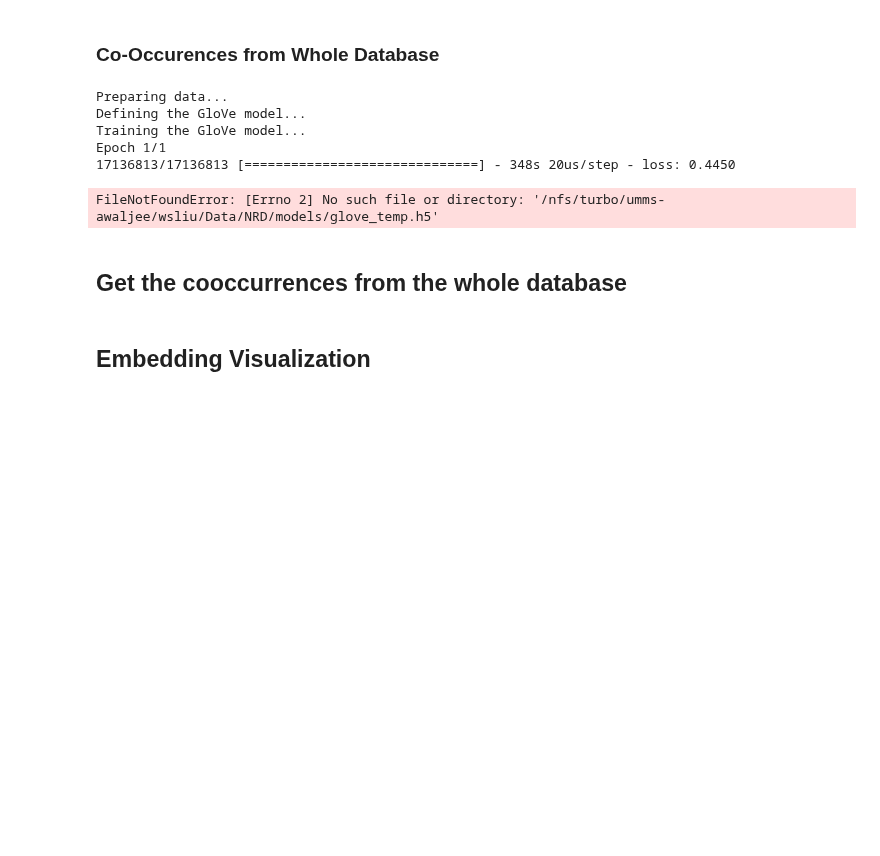
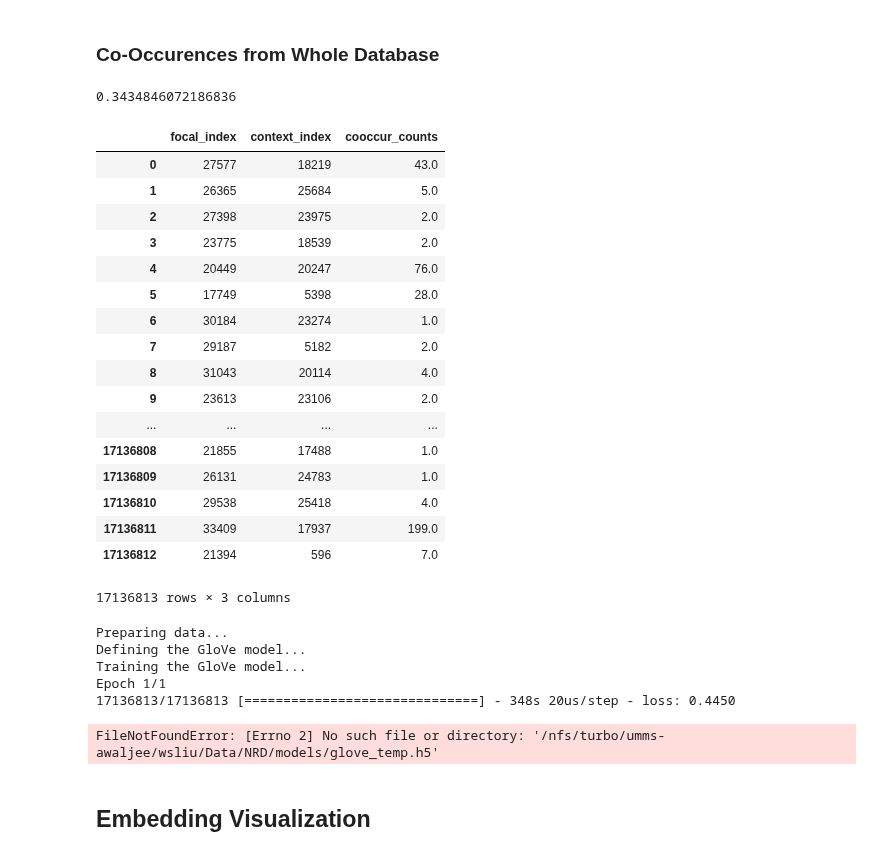
Before and after one commit to wenshuoliu/DLproj, a Jupyter notebook: NRD/GloVe_multi_space.ipynb, the cells around one changed output. Saved outputs shown, nothing was run; the diff lists cells and outputs as text; code cells hidden in the pictures; blank space fills up the shorter version.

```diff
--- a/NRD/GloVe_multi_space.ipynb
+++ b/NRD/GloVe_multi_space.ipynb
@@ -414,0 +472,4 @@ matrices['DXdotPR'].shape
+# %%
+sum(DX1_freq.frequency == 0)/len(DX1_freq)
+# %% [output]
+0.3434846072186836
@@ -415,5 +481,26 @@ matrices['DXdotPR'].shape
 # %%
 cooccur_all = pd.read_csv(path+'all/sepdx1/cooccur_df_ami0.csv')
+# %%
+cooccur_all
+# %% [output]
+|  | focal_index | context_index | cooccur_counts |
+| 0 | 27577 | 18219 | 43.0 |
+| 1 | 26365 | 25684 | 5.0 |
+| 2 | 27398 | 23975 | 2.0 |
+| 3 | 23775 | 18539 | 2.0 |
+| 4 | 20449 | 20247 | 76.0 |
+| 5 | 17749 | 5398 | 28.0 |
+| 6 | 30184 | 23274 | 1.0 |
+| 7 | 29187 | 5182 | 2.0 |
+| 8 | 31043 | 20114 | 4.0 |
+| 9 | 23613 | 23106 | 2.0 |
+| ... | ... | ... | ... |
+| 17136808 | 21855 | 17488 | 1.0 |
+| 17136809 | 26131 | 24783 | 1.0 |
+| 17136810 | 29538 | 25418 | 4.0 |
+| 17136811 | 33409 | 17937 | 199.0 |
+| 17136812 | 21394 | 596 | 7.0 |
+17136813 rows × 3 columns
 # %%
 DX_cat = ['missing'] + sorted(dx_multi.ICD9CM_CODE)
 PR_cat = ['missing'] + sorted(pr_multi.ICD9CM_CODE)
@@ -440,5 +527,3 @@ Training the GloVe model...
 Epoch 1/1
 17136813/17136813 [==============================] - 348s 20us/step - loss: 0.4450
 FileNotFoundError: [Errno 2] No such file or directory: '/nfs/turbo/umms-awaljee/wsliu/Data/NRD/models/glove_temp.h5'
-# %% [markdown]
-## Get the cooccurrences from the whole database
```
Also changed, not shown: parts of 77 cells of this notebook, 16 other files.
